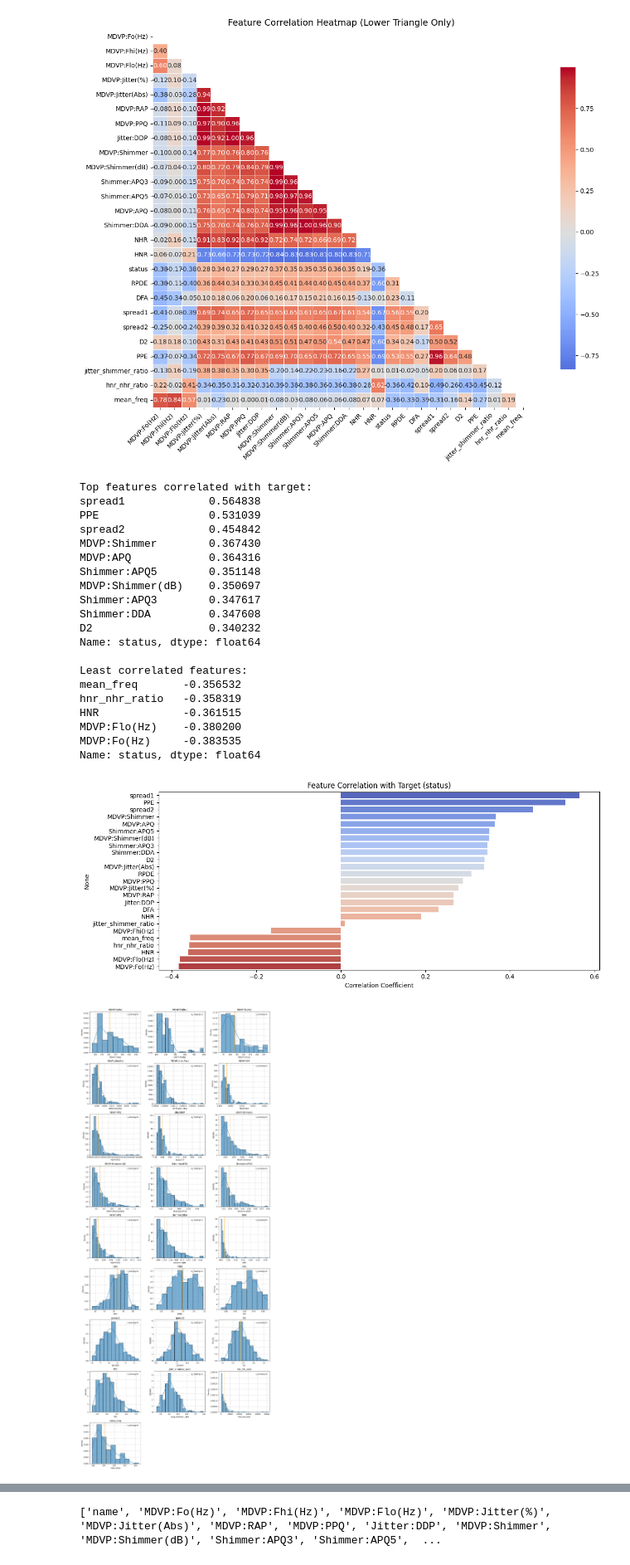
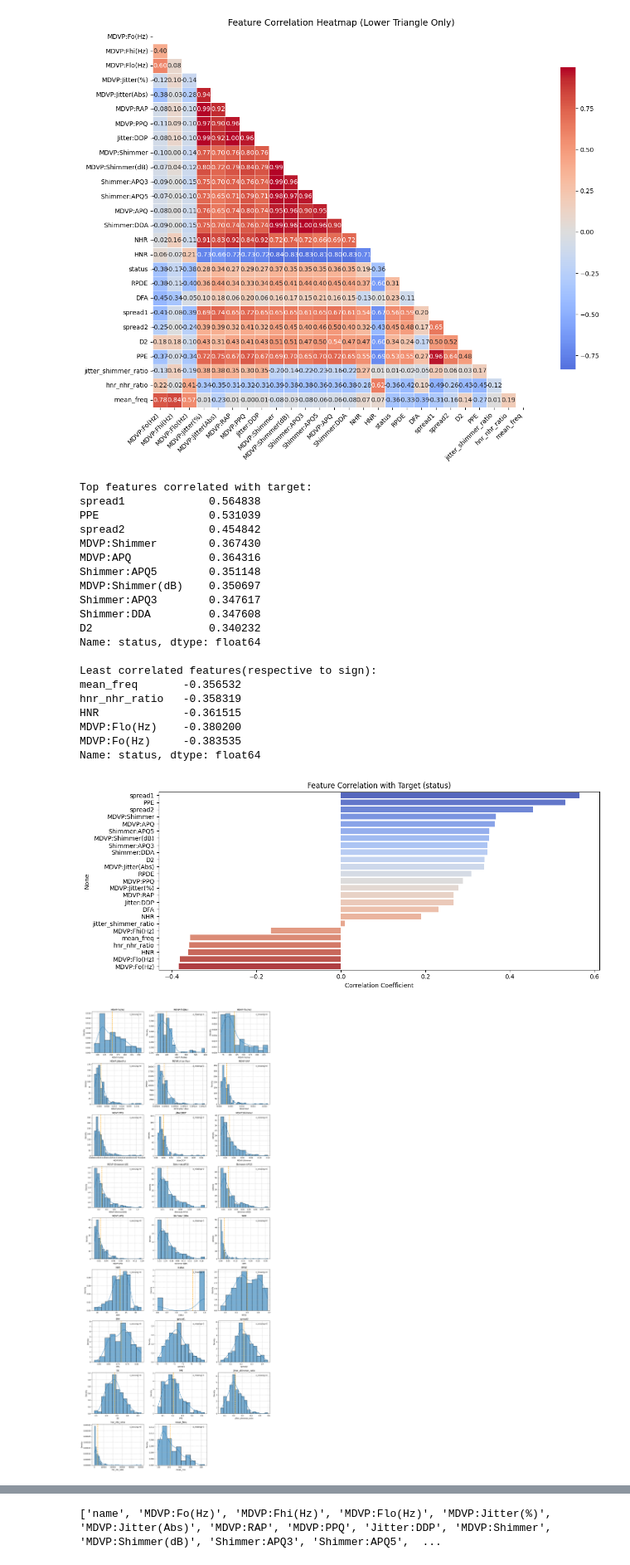
Before and after one commit to MahtabDastranj/Machine-Learning, a Jupyter notebook: final_project/PD_Detection.ipynb, the cells around one changed output, grey strips where cells are left out. Shown at 83% size. Drawn from its saved outputs; the diff is of its cells as text; code cells hidden in the pictures.

```diff
--- a/final_project/PD_Detection.ipynb
+++ b/final_project/PD_Detection.ipynb
@@ -247,7 +234,7 @@ data_clean = data.drop('name', axis=1)
 correlations = data_clean.corr()['status'].drop('status').sort_values(ascending=False)
 print("Top features correlated with target:")
 print(correlations.head(10))
-print("\nLeast correlated features:")
+print("\nLeast correlated features(respective to sign):")
 print(correlations.tail(5))
 
 # Plot correlation values
@@ -271,7 +258,7 @@ Shimmer:DDA         0.347608
 D2                  0.340232
 Name: status, dtype: float64
 
-Least correlated features:
+Least correlated features(respective to sign):
 mean_freq       -0.356532
 hnr_nhr_ratio   -0.358319
 HNR             -0.361515
@@ -280,35 +267,35 @@ MDVP:Fo(Hz)     -0.383535
 Name: status, dtype: float64
 [figure]
 # %%
-df = X.copy()
+df = data_clean.copy()
 
 numeric_cols = df.columns.tolist()
 missing_counts = df.isnull().sum()
 
 n_features = len(numeric_cols)
 n_cols = 3
 n_rows = math.ceil(n_features / n_cols)
 
 fig, axes = plt.subplots(n_rows, n_cols, figsize=(5*n_cols, 4*n_rows))
 axes = axes.flatten()
 
 for idx, col in enumerate(numeric_cols):
     ax = axes[idx]
     sns.histplot(df[col], kde=True, stat='density', ax=ax, edgecolor='black', alpha=0.6)
     mean_val = df[col].mean()
     ax.axvline(mean_val, linestyle='--', linewidth=2, color='orange')
     ax.set_title(col, fontsize=12)
     ax.text(0.95, 0.95, f'n_missing={missing_counts[col]}',
             transform=ax.transAxes, ha='right', va='top', fontsize=10)
     ax.grid(True, linestyle='--', linewidth=0.7)
 
 for j in range(n_features, len(axes)):
     fig.delaxes(axes[j])
 
 plt.tight_layout()
 plt.show()
 # %% [output]
-[figure, old version]
+[figure, new version]
 # %% [markdown]
 # Preprocessing
 Before training any machine learning models, it's crucial to prepare the data properly. This includes removing irrelevant columns, scaling features, and splitting the dataset into training and testing subsets. Proper preprocessing ensures better generalization and fair evaluation of models.
```
Also changed, not shown: parts of 7 cells of this notebook.
